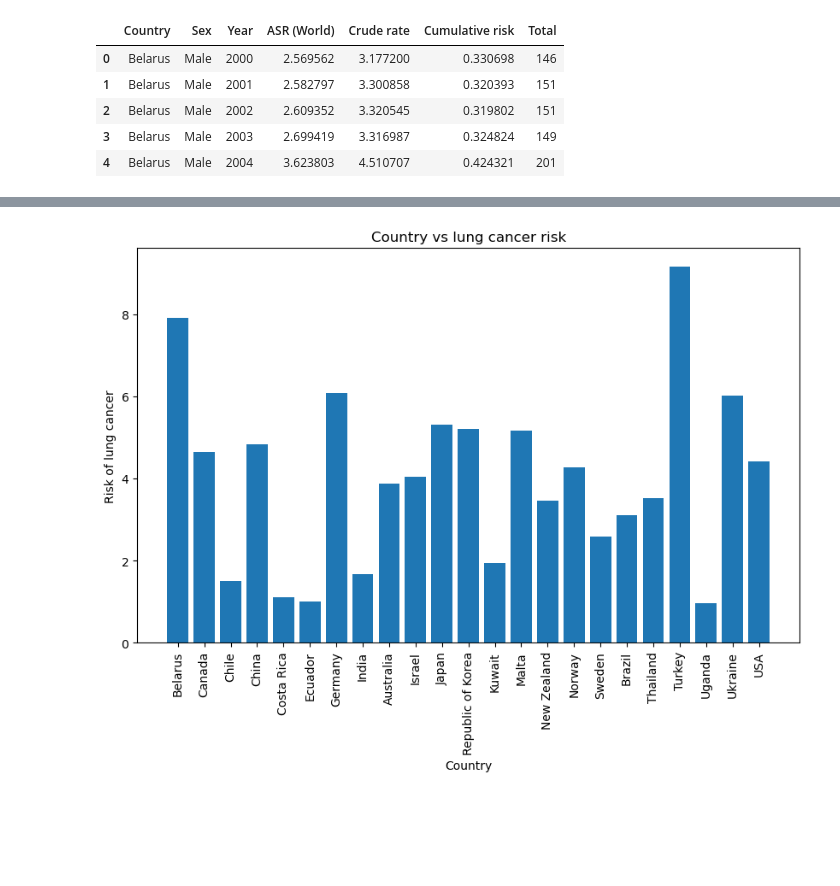
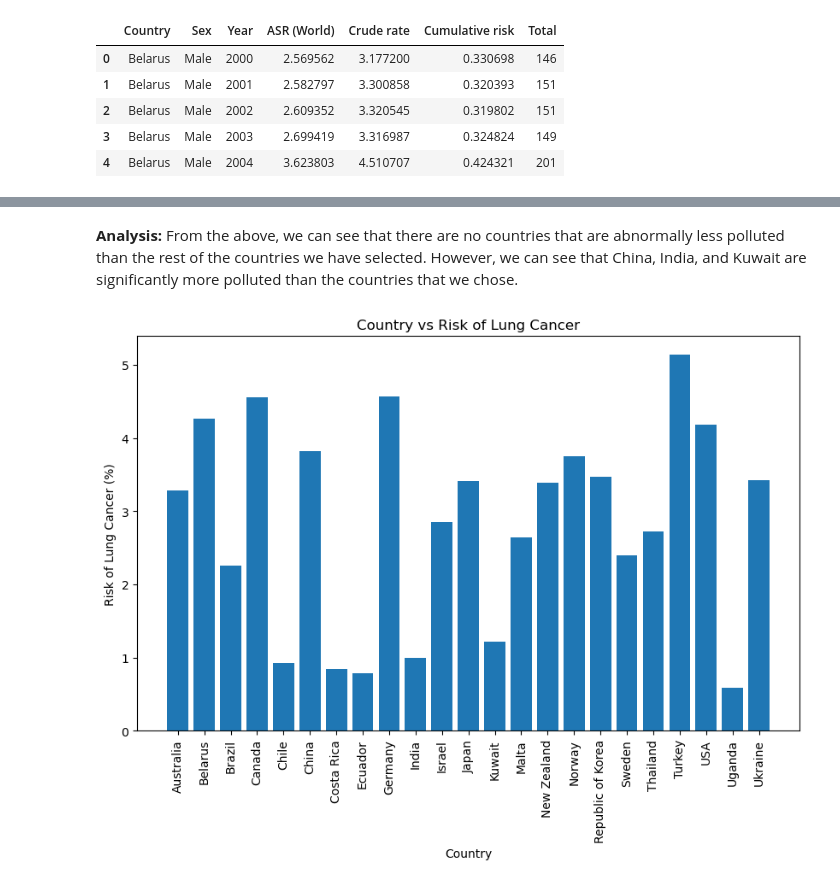
Before and after one commit to rohanhpatel/nw-project-1, a Jupyter notebook: project1.ipynb, the cells around one changed output, grey strips where cells are left out. Drawn from its saved outputs; the diff is of its cells as text; code cells hidden in the pictures; blank space fills up the shorter version.

```diff
--- a/project1.ipynb
+++ b/project1.ipynb
@@ -165,14 +172,17 @@ lung_full_data.tail()
 
 # Filter the particle data to include only the selected countries
 selected_particle_data = particle_data[particle_data["Country"].isin(selected_countries)]
+selected_particle_data = selected_particle_data[selected_particle_data["Area Type"] == "Total"]
+grouped_particle_data = selected_particle_data.groupby("Country").mean(numeric_only = True)["Average Weighted Concentration"]
+countries = grouped_particle_data.index
+particle_values = grouped_particle_data.values
 
 # find the countries with the highest polution indices
-
 plt.figure(figsize=(10, 6))
-plt.bar(selected_particle_data["Country"], selected_particle_data["Average Weighted Concentration"])
+plt.bar(countries, particle_values)
 plt.xlabel("Country")
-plt.ylabel("Average Pollution Level")
-plt.title("Country vs Pollution level")
+plt.ylabel("Average Pollution Level (ppm)")
+plt.title("Country vs Pollution Level")
 plt.xticks(rotation=90)
 plt.show()
 
@@ -193,19 +227,22 @@ plt.show()
+# %% [markdown]
+**Analysis:** From the above, we can see that there are no countries that are abnormally less polluted than the rest of the countries we have selected. However, we can see that China, India, and Kuwait are significantly more polluted than the countries that we chose.
 # %%
 # Filter the GDP data to include only the selected countries
-selected_lung_data = lung_full_data[lung_full_data["Country"].isin(selected_countries)]
-
+selected_lung_data = lung_data[lung_data["Country"].isin(selected_countries)]
+lung_cumul_risk = selected_lung_data.groupby("Country").mean(numeric_only = True)["Cumulative risk"]
+lung_values = lung_cumul_risk.values
 
 # Find the number of lung cancer victims for our Countries sample
 
 plt.figure(figsize=(10, 6))
-plt.bar(selected_lung_data["Country"], selected_lung_data["Cumulative risk"])
+plt.bar(countries, lung_values)
 plt.xlabel("Country")
-plt.ylabel("Risk of lung cancer")
-plt.title("Country vs lung cancer risk")
+plt.ylabel("Risk of Lung Cancer (%)")
+plt.title("Country vs Risk of Lung Cancer")
 plt.xticks(rotation=90)
 plt.show()
 
 # run a regression line
 # Creat a bar chart that reflects number lung cancer victims per country and their GDP and pollution level
 # %% [output]
-[figure, old version]
+[figure, new version]
```
Also changed, not shown: parts of 28 cells of this notebook.
